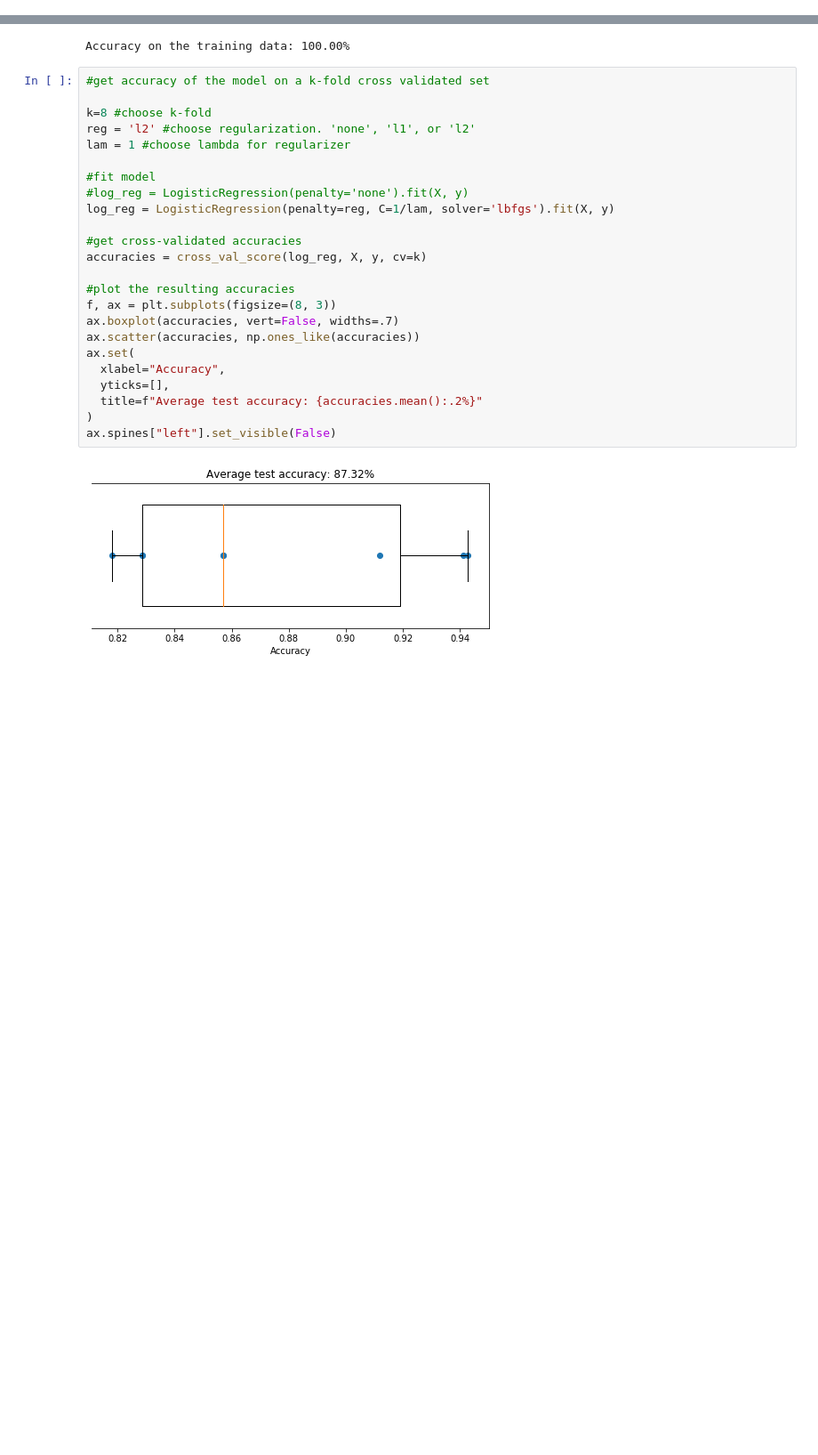
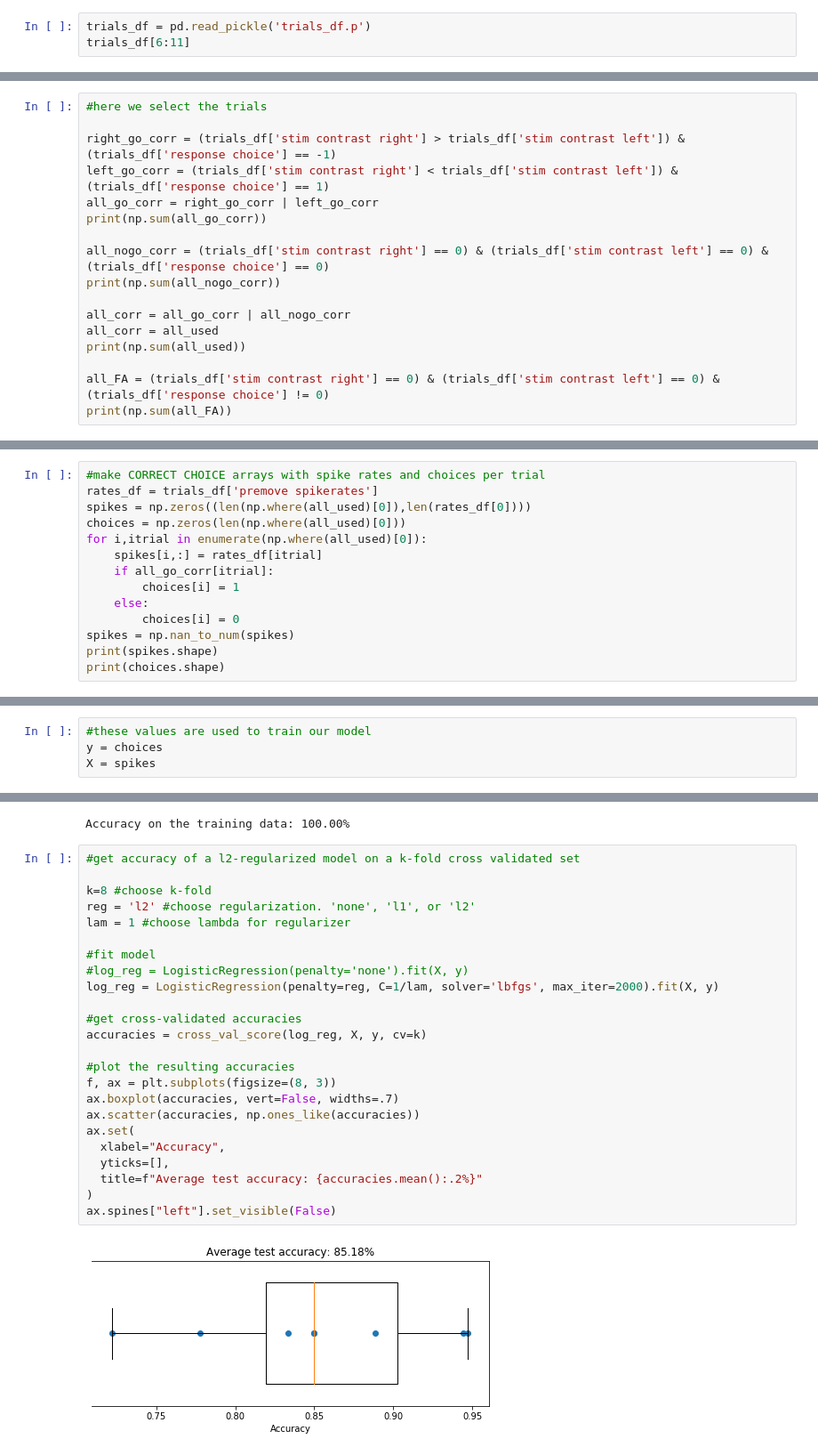
Before and after one commit to KceniaB/NMA_project, a Jupyter notebook: simple_decoder.ipynb, the cells around one changed output, grey strips where cells are left out. Shown: that part at 89% size. Saved outputs shown, nothing was run; the diff lists cells and outputs as text; blank space fills up the shorter version.

```diff
--- a/simple_decoder.ipynb
+++ b/simple_decoder.ipynb
@@ -118,0 +117,3 @@ X = data["spikes"] #these are the mean spike rates for each neuron (trialnr x ne
+# %%
+trials_df = pd.read_pickle('trials_df.p')
+trials_df[6:11]
@@ -118,0 +127,17 @@ X = data["spikes"] #these are the mean spike rates for each neuron (trialnr x ne
+# %%
+#here we select the trials
+
+right_go_corr = (trials_df['stim contrast right'] > trials_df['stim contrast left']) & (trials_df['response choice'] == -1)
+left_go_corr = (trials_df['stim contrast right'] < trials_df['stim contrast left']) & (trials_df['response choice'] == 1)
+all_go_corr = right_go_corr | left_go_corr
+print(np.sum(all_go_corr))
+
+all_nogo_corr = (trials_df['stim contrast right'] == 0) & (trials_df['stim contrast left'] == 0) & (trials_df['response choice'] == 0)
+print(np.sum(all_nogo_corr))
+
+all_corr = all_go_corr | all_nogo_corr
+all_corr = all_used
+print(np.sum(all_used))
+
+all_FA = (trials_df['stim contrast right'] == 0) & (trials_df['stim contrast left'] == 0) & (trials_df['response choice'] != 0)
+print(np.sum(all_FA))
@@ -118,0 +153,14 @@ X = data["spikes"] #these are the mean spike rates for each neuron (trialnr x ne
+# %%
+#make CORRECT CHOICE arrays with spike rates and choices per trial
+rates_df = trials_df['premove spikerates']
+spikes = np.zeros((len(np.where(all_used)[0]),len(rates_df[0])))
+choices = np.zeros(len(np.where(all_used)[0]))
+for i,itrial in enumerate(np.where(all_used)[0]):
+    spikes[i,:] = rates_df[itrial]
+    if all_go_corr[itrial]:
+        choices[i] = 1
+    else:
+        choices[i] = 0
+spikes = np.nan_to_num(spikes)
+print(spikes.shape)
+print(choices.shape)
@@ -118,0 +170,4 @@ X = data["spikes"] #these are the mean spike rates for each neuron (trialnr x ne
+# %%
+#these values are used to train our model
+y = choices
+X = spikes
@@ -144,28 +217,28 @@ print(f"Accuracy on the training data: {train_accuracy:.2%}")
 # %% [output]
 Accuracy on the training data: 100.00%
 # %%
-#get accuracy of the model on a k-fold cross validated set
+#get accuracy of a l2-regularized model on a k-fold cross validated set
 
 k=8 #choose k-fold
 reg = 'l2' #choose regularization. 'none', 'l1', or 'l2'
 lam = 1 #choose lambda for regularizer
 
 #fit model
 #log_reg = LogisticRegression(penalty='none').fit(X, y)
-log_reg = LogisticRegression(penalty=reg, C=1/lam, solver='lbfgs').fit(X, y)
+log_reg = LogisticRegression(penalty=reg, C=1/lam, solver='lbfgs', max_iter=2000).fit(X, y)
 
 #get cross-validated accuracies
 accuracies = cross_val_score(log_reg, X, y, cv=k)
 
 #plot the resulting accuracies
 f, ax = plt.subplots(figsize=(8, 3))
 ax.boxplot(accuracies, vert=False, widths=.7)
 ax.scatter(accuracies, np.ones_like(accuracies))
 ax.set(
   xlabel="Accuracy",
   yticks=[],
   title=f"Average test accuracy: {accuracies.mean():.2%}"
 )
 ax.spines["left"].set_visible(False)
 # %% [output]
-[figure, old version]
+[figure, new version]
```
Also changed, not shown: parts of 14 cells of this notebook, 39 other files.
